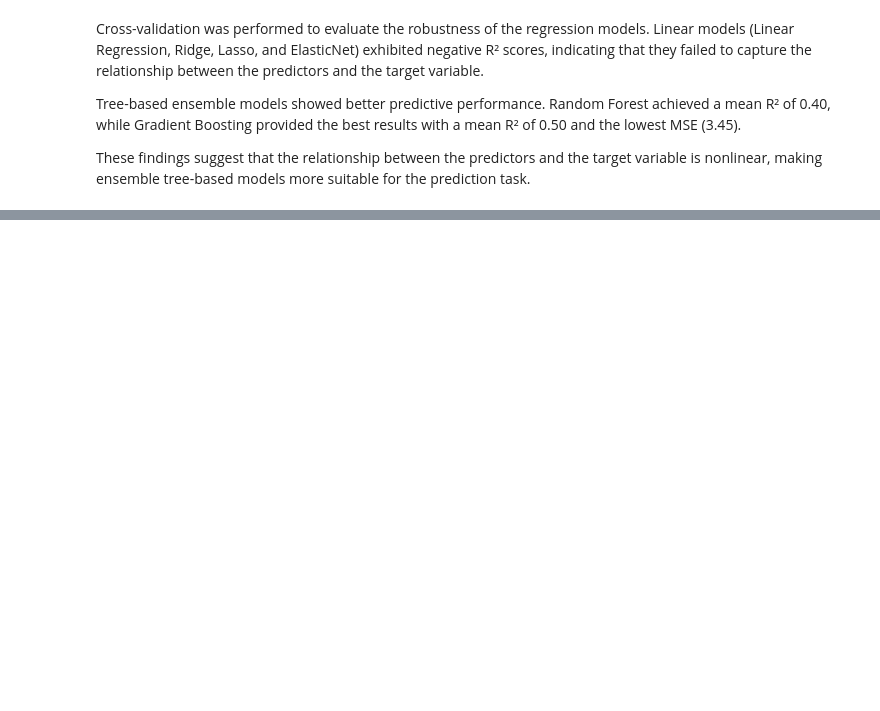
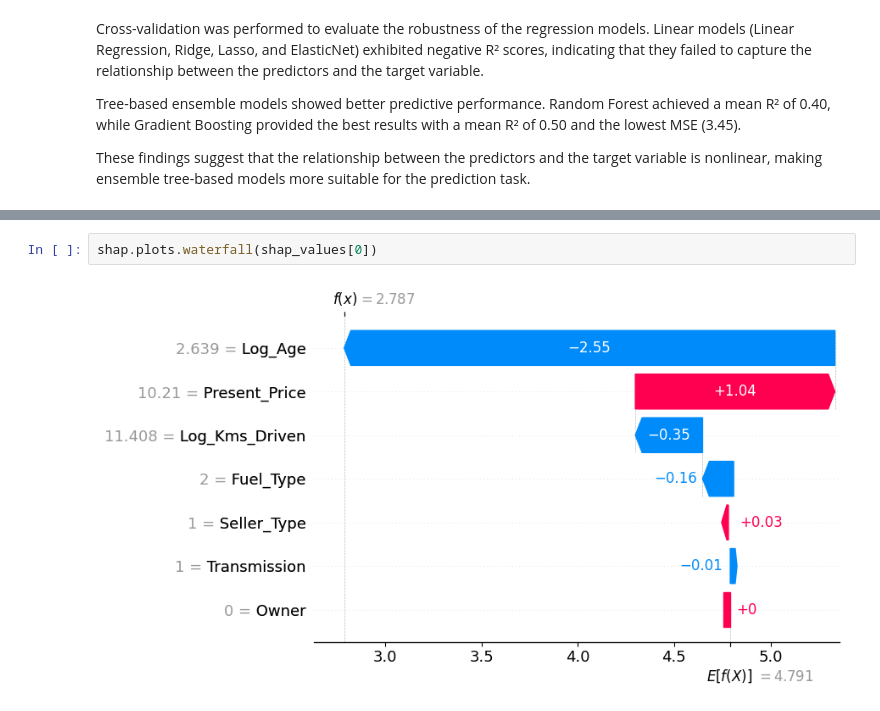
Before and after one commit to AichaELMouta/Car_Price_Prediction, a Jupyter notebook: car_price_prediction.ipynb, the cells around one changed output, grey strips where cells are left out. Drawn from its saved outputs; the diff is of its cells as text; blank space fills up the shorter version.

```diff
--- a/car_price_prediction.ipynb
+++ b/car_price_prediction.ipynb
@@ -1003,0 +1050,4 @@ These findings suggest that the relationship between the predictors and the targ
+# %%
+shap.plots.waterfall(shap_values[0])
+# %% [output]
+[figure, added]
```
Also changed, not shown: parts of 16 cells of this notebook.
